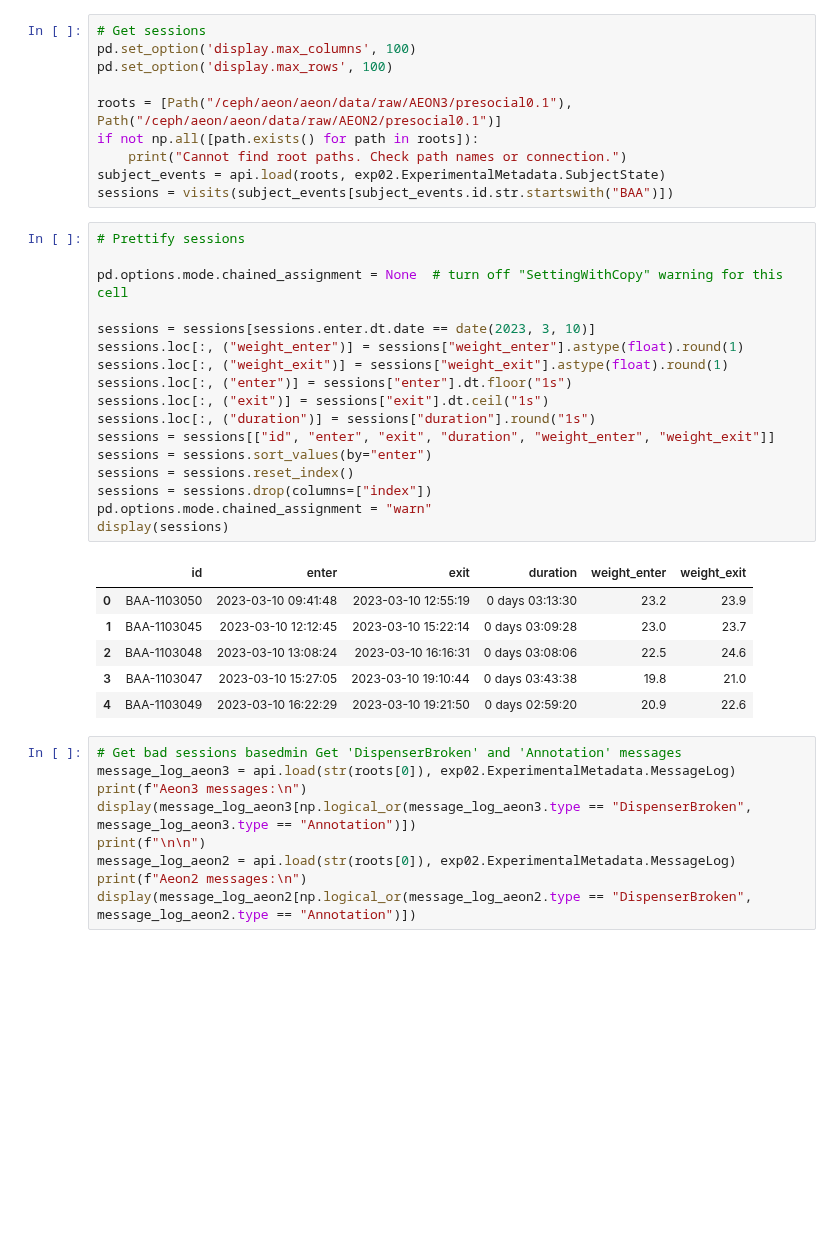
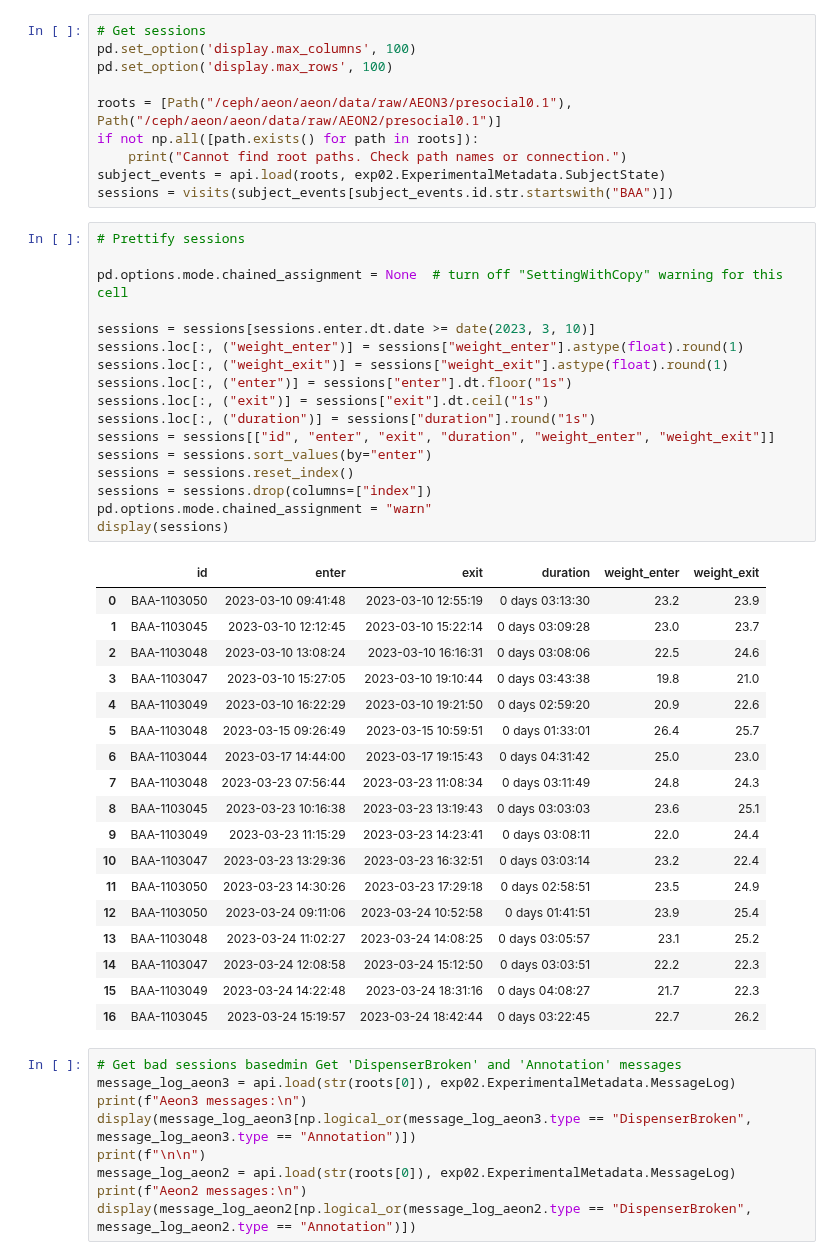
Before and after one commit to SainsburyWellcomeCentre/aeon_scratchpad, a Jupyter notebook: aeon_analysis/presocial/presocial.ipynb, the cells around one changed output. Drawn from its saved outputs; the diff is of its cells as text; blank space fills up the shorter version.

```diff
--- a/aeon_analysis/presocial/presocial.ipynb
+++ b/aeon_analysis/presocial/presocial.ipynb
@@ -57,27 +35,39 @@ sessions = visits(subject_events[subject_events.id.str.startswith("BAA")])
 # %%
 # Prettify sessions
 
 pd.options.mode.chained_assignment = None  # turn off "SettingWithCopy" warning for this cell
 
-sessions = sessions[sessions.enter.dt.date == date(2023, 3, 10)]
+sessions = sessions[sessions.enter.dt.date >= date(2023, 3, 10)]
 sessions.loc[:, ("weight_enter")] = sessions["weight_enter"].astype(float).round(1)
 sessions.loc[:, ("weight_exit")] = sessions["weight_exit"].astype(float).round(1)
 sessions.loc[:, ("enter")] = sessions["enter"].dt.floor("1s")
 sessions.loc[:, ("exit")] = sessions["exit"].dt.ceil("1s")
 sessions.loc[:, ("duration")] = sessions["duration"].round("1s")
 sessions = sessions[["id", "enter", "exit", "duration", "weight_enter", "weight_exit"]]
 sessions = sessions.sort_values(by="enter")
 sessions = sessions.reset_index()
 sessions = sessions.drop(columns=["index"])
 pd.options.mode.chained_assignment = "warn"
 display(sessions)
 # %% [output]
 |  | id | enter | exit | duration | weight_enter | weight_exit |
 | 0 | BAA-1103050 | 2023-03-10 09:41:48 | 2023-03-10 12:55:19 | 0 days 03:13:30 | 23.2 | 23.9 |
 | 1 | BAA-1103045 | 2023-03-10 12:12:45 | 2023-03-10 15:22:14 | 0 days 03:09:28 | 23.0 | 23.7 |
 | 2 | BAA-1103048 | 2023-03-10 13:08:24 | 2023-03-10 16:16:31 | 0 days 03:08:06 | 22.5 | 24.6 |
 | 3 | BAA-1103047 | 2023-03-10 15:27:05 | 2023-03-10 19:10:44 | 0 days 03:43:38 | 19.8 | 21.0 |
 | 4 | BAA-1103049 | 2023-03-10 16:22:29 | 2023-03-10 19:21:50 | 0 days 02:59:20 | 20.9 | 22.6 |
+| 5 | BAA-1103048 | 2023-03-15 09:26:49 | 2023-03-15 10:59:51 | 0 days 01:33:01 | 26.4 | 25.7 |
+| 6 | BAA-1103044 | 2023-03-17 14:44:00 | 2023-03-17 19:15:43 | 0 days 04:31:42 | 25.0 | 23.0 |
+| 7 | BAA-1103048 | 2023-03-23 07:56:44 | 2023-03-23 11:08:34 | 0 days 03:11:49 | 24.8 | 24.3 |
+| 8 | BAA-1103045 | 2023-03-23 10:16:38 | 2023-03-23 13:19:43 | 0 days 03:03:03 | 23.6 | 25.1 |
+| 9 | BAA-1103049 | 2023-03-23 11:15:29 | 2023-03-23 14:23:41 | 0 days 03:08:11 | 22.0 | 24.4 |
+| 10 | BAA-1103047 | 2023-03-23 13:29:36 | 2023-03-23 16:32:51 | 0 days 03:03:14 | 23.2 | 22.4 |
+| 11 | BAA-1103050 | 2023-03-23 14:30:26 | 2023-03-23 17:29:18 | 0 days 02:58:51 | 23.5 | 24.9 |
+| 12 | BAA-1103050 | 2023-03-24 09:11:06 | 2023-03-24 10:52:58 | 0 days 01:41:51 | 23.9 | 25.4 |
+| 13 | BAA-1103048 | 2023-03-24 11:02:27 | 2023-03-24 14:08:25 | 0 days 03:05:57 | 23.1 | 25.2 |
+| 14 | BAA-1103047 | 2023-03-24 12:08:58 | 2023-03-24 15:12:50 | 0 days 03:03:51 | 22.2 | 22.3 |
+| 15 | BAA-1103049 | 2023-03-24 14:22:48 | 2023-03-24 18:31:16 | 0 days 04:08:27 | 21.7 | 22.3 |
+| 16 | BAA-1103045 | 2023-03-24 15:19:57 | 2023-03-24 18:42:44 | 0 days 03:22:45 | 22.7 | 26.2 |
 # %%
 # Get bad sessions basedmin Get 'DispenserBroken' and 'Annotation' messages
 message_log_aeon3 = api.load(str(roots[0]), exp02.ExperimentalMetadata.MessageLog)
```
Also changed, not shown: parts of 33 cells of this notebook, 7 other files.
